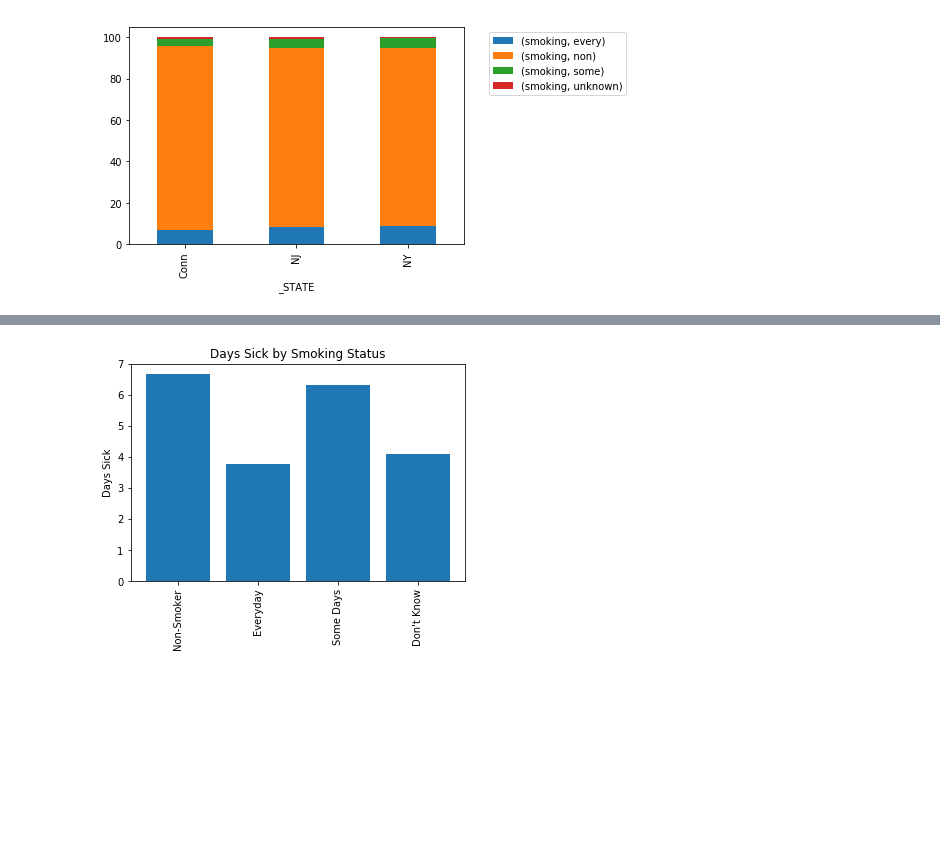
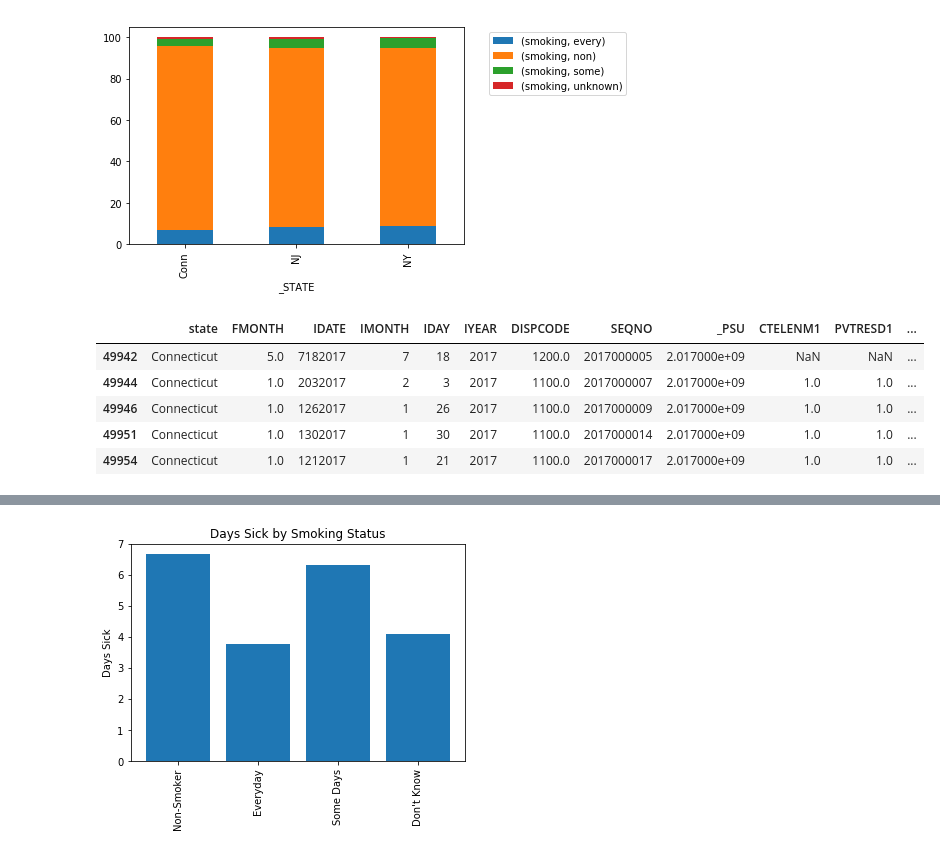
Before and after one commit to vanitoz/nyc-mhtn-ds-120720-lectures, a Jupyter notebook: Phase_1/STATS_case_study/Statistical_Tests_Applied.ipynb, the cells around one changed output, grey strips where cells are left out. Cells and saved outputs as stored; diff of their text form; code cells hidden in the pictures; blank space fills up the shorter version.

```diff
--- a/Phase_1/STATS_case_study/Statistical_Tests_Applied.ipynb
+++ b/Phase_1/STATS_case_study/Statistical_Tests_Applied.ipynb
@@ -301,3 +249,12 @@ array(['Connecticut', 'New Jersey', 'New York'], dtype=object)
 #graph showing the breakdown of smokers per state
 # %% [output]
 [figure]
+# %%
+df.head()
+# %% [output]
+|  | state | FMONTH | IDATE | IMONTH | IDAY | IYEAR | DISPCODE | SEQNO | _PSU | CTELENM1 | PVTRESD1 | ... |
+| 49942 | Connecticut | 5.0 | 7182017 | 7 | 18 | 2017 | 1200.0 | 2017000005 | 2.017000e+09 | NaN | NaN | ... |
+| 49944 | Connecticut | 1.0 | 2032017 | 2 | 3 | 2017 | 1100.0 | 2017000007 | 2.017000e+09 | 1.0 | 1.0 | ... |
+| 49946 | Connecticut | 1.0 | 1262017 | 1 | 26 | 2017 | 1100.0 | 2017000009 | 2.017000e+09 | 1.0 | 1.0 | ... |
+| 49951 | Connecticut | 1.0 | 1302017 | 1 | 30 | 2017 | 1100.0 | 2017000014 | 2.017000e+09 | 1.0 | 1.0 | ... |
+| 49954 | Connecticut | 1.0 | 1212017 | 1 | 21 | 2017 | 1100.0 | 2017000017 | 2.017000e+09 | 1.0 | 1.0 | ... |
```
Also changed, not shown: parts of 9 cells of this notebook.
